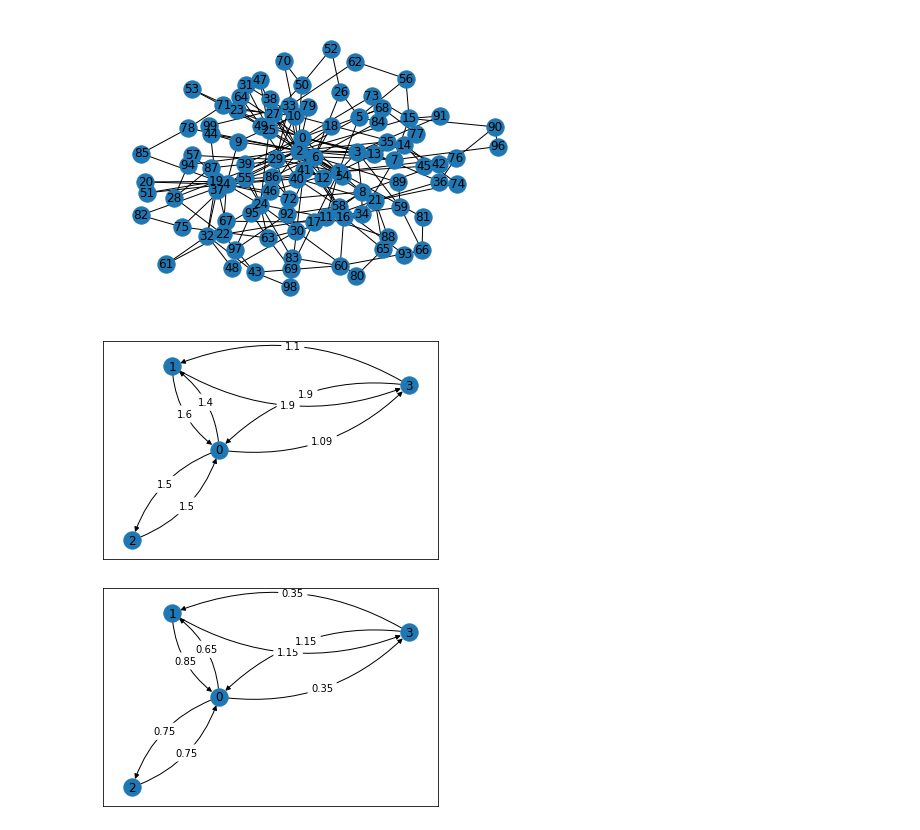
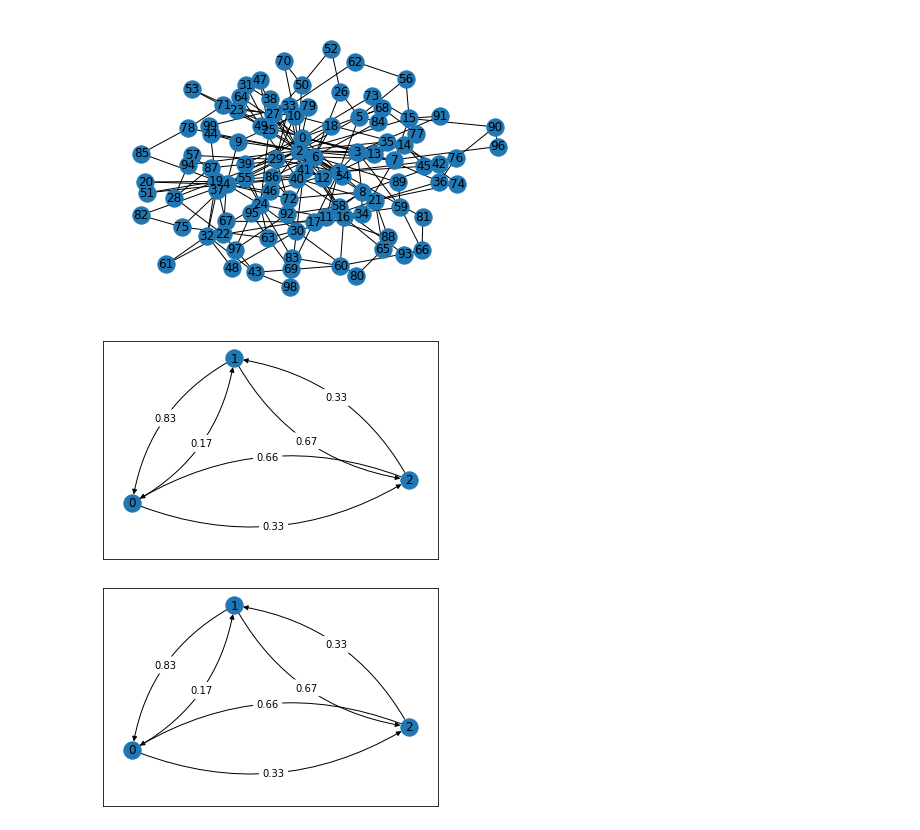
Before and after one commit to Tshou1219/qba, a Jupyter notebook: main.ipynb, the cells around one changed output. Cells and saved outputs as stored; diff of their text form; code cells hidden in the pictures.

```diff
--- a/main.ipynb
+++ b/main.ipynb
@@ -7,18 +7,17 @@ bamodel.draw()
 [figure]
 # %%
 from grover import Grover
-G=Grover([(0,1),(0,2),(0,3),(1,3)])
-G.grover(100,[[0,1.],[1,2.]])
+G=Grover([])
+G.complete_graph(3)
+G.grover(10000,[[0,0.],[1,1.]])
 G.arc_plot()
-G=Grover([(0,1),(0,2),(0,3),(1,3)])
-# G.qba_run(2,[[0,1.5],[1,1.0]])
-#G.arc_plot()
-#G.grover(100,[])
-G.matrix_grover(100,[[0,1.],[1,2.]])
+G=Grover([])
+G.complete_graph(3)
+G.matrix_grover(100000,[[0,0.],[1,1.]])
 G.arc_plot()
 # %% [output]
-[figure, old version]
+[figure, new version]
-[figure, old version]
+[figure, new version]
 # %%
 import matplotlib.pyplot as plt
 import numpy as np
```
Also changed, not shown: parts of 1 cell of this notebook, 1 other file.
